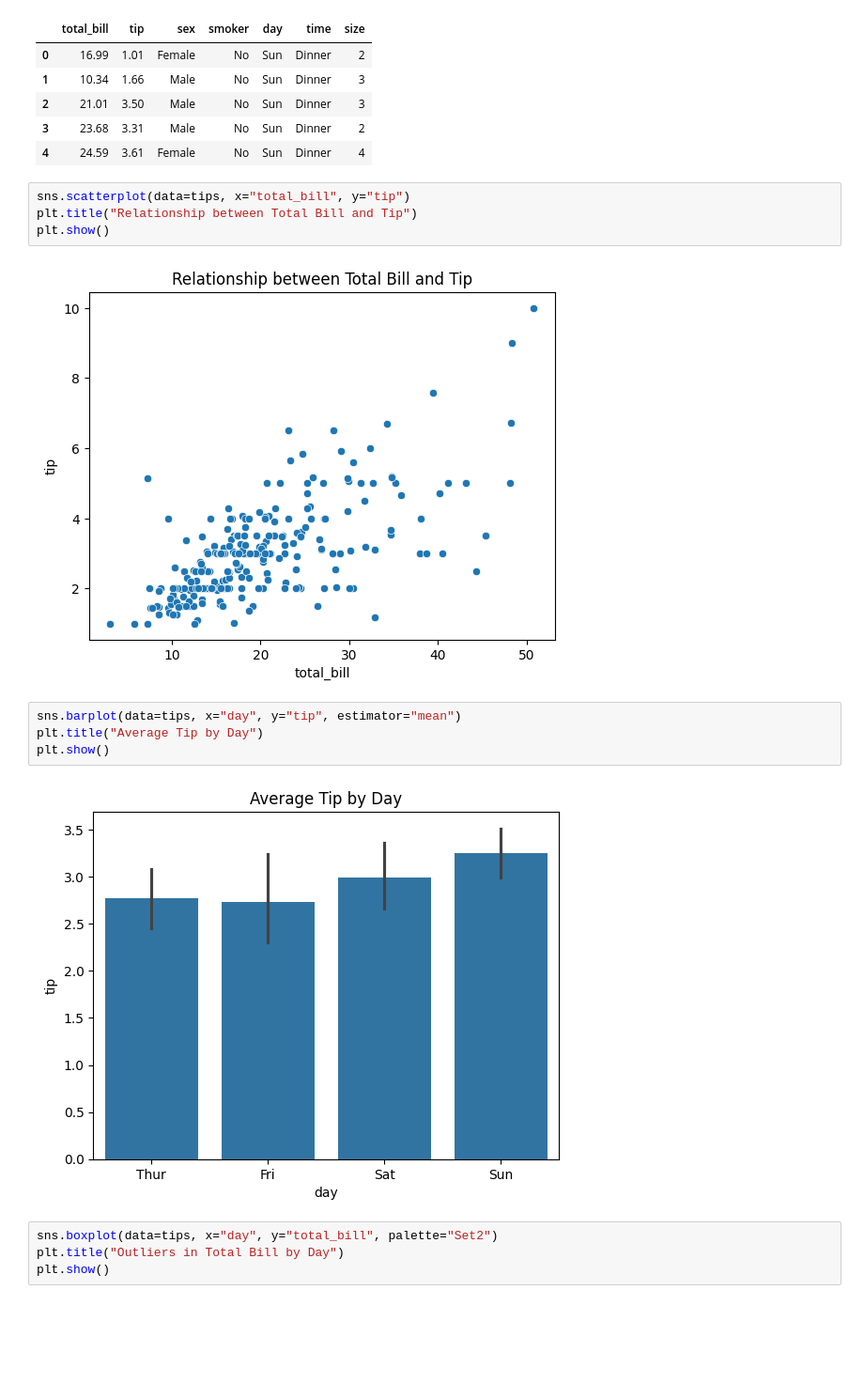
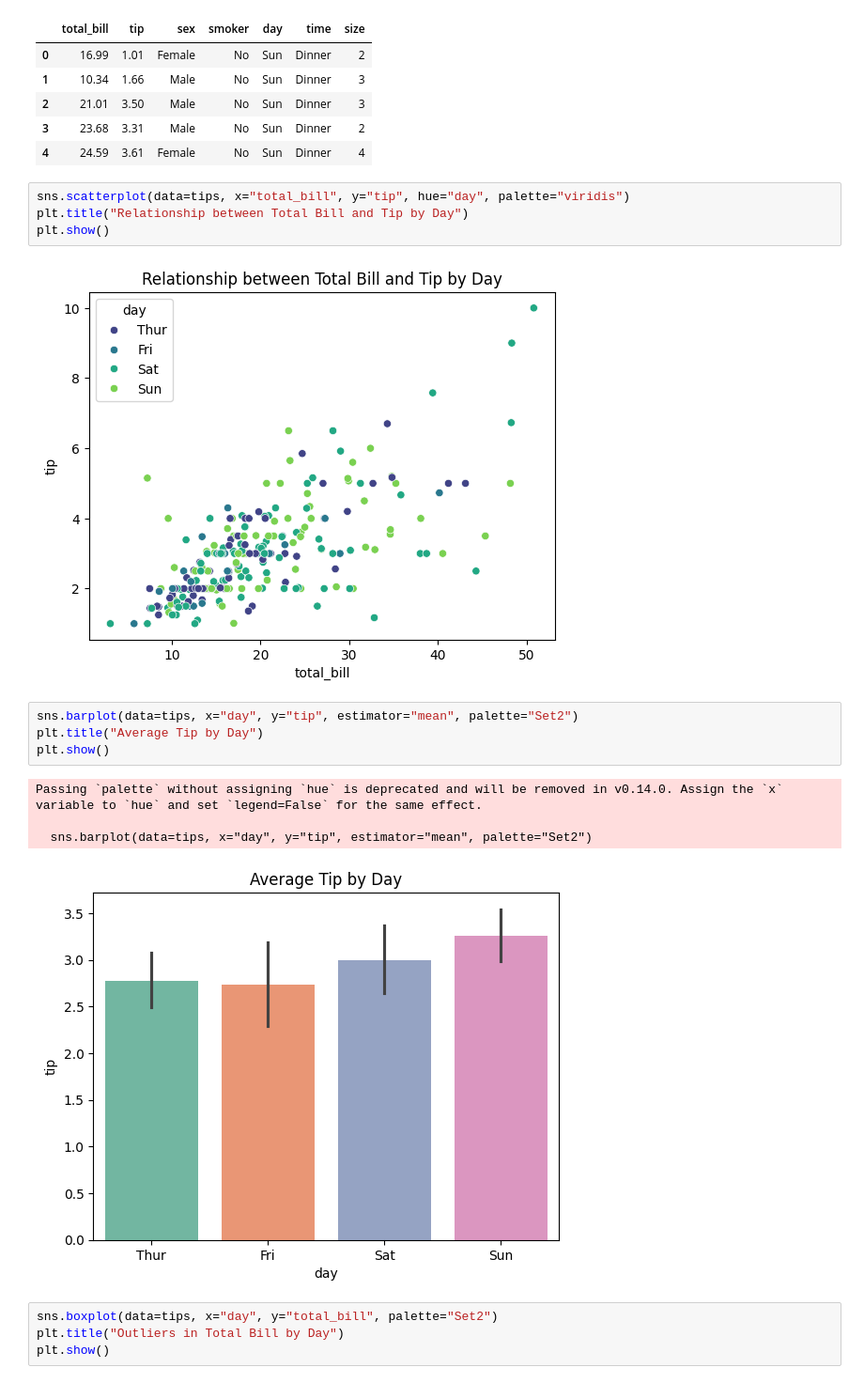
Before and after one commit to NicoleVigilant/NicoleVigilant-DataScience-2025, a Jupyter notebook: Completed/07-Describing_and_Visualizing_Data/05-Visualization_MiniLab.ipynb, the cells around one changed output. Shown: that part at 94% size. Drawn from its saved outputs; the diff is of its cells as text; blank space fills up the shorter version.

```diff
--- a/Completed/07-Describing_and_Visualizing_Data/05-Visualization_MiniLab.ipynb
+++ b/Completed/07-Describing_and_Visualizing_Data/05-Visualization_MiniLab.ipynb
@@ -109,17 +109,20 @@ tips.head()
 | 3 | 23.68 | 3.31 | Male | No | Sun | Dinner | 2 |
 | 4 | 24.59 | 3.61 | Female | No | Sun | Dinner | 4 |
 # %%
-sns.scatterplot(data=tips, x="total_bill", y="tip")
-plt.title("Relationship between Total Bill and Tip")
+sns.scatterplot(data=tips, x="total_bill", y="tip", hue="day", palette="viridis")
+plt.title("Relationship between Total Bill and Tip by Day")
 plt.show()
 # %% [output]
-[figure, old version]
+[figure, new version]
 # %%
-sns.barplot(data=tips, x="day", y="tip", estimator="mean")
+sns.barplot(data=tips, x="day", y="tip", estimator="mean", palette="Set2")
 plt.title("Average Tip by Day")
 plt.show()
 # %% [output]
+Passing `palette` without assigning `hue` is deprecated and will be removed in v0.14.0. Assign the `x` variable to `hue` and set `legend=False` for the same effect.
+
+  sns.barplot(data=tips, x="day", y="tip", estimator="mean", palette="Set2")
-[figure, old version]
+[figure, new version]
 # %%
 sns.boxplot(data=tips, x="day", y="total_bill", palette="Set2")
 plt.title("Outliers in Total Bill by Day")
```
